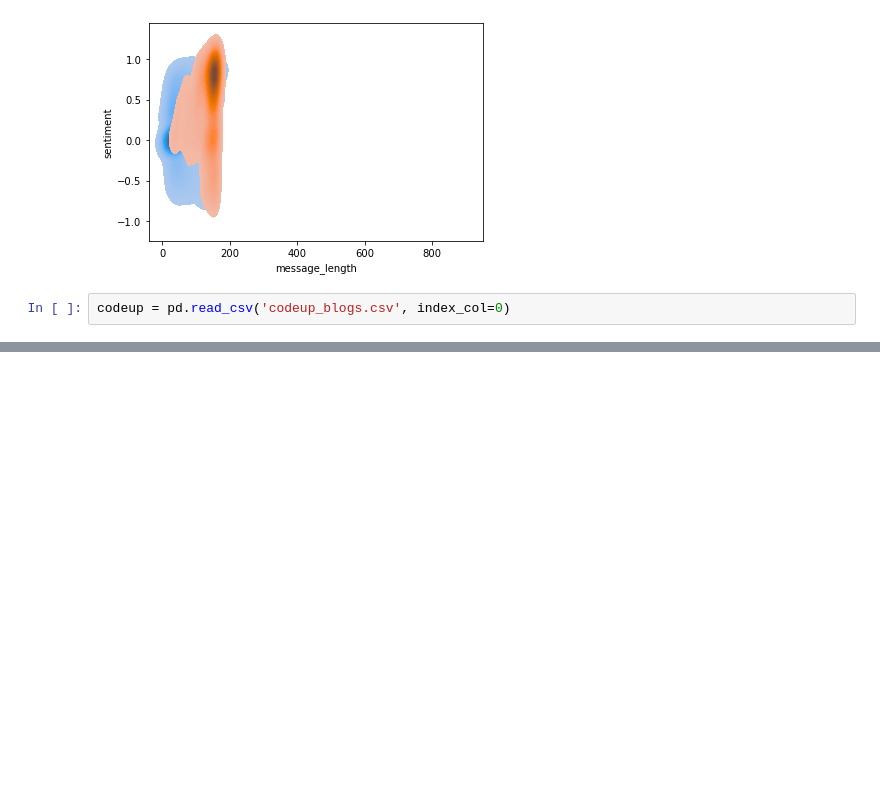
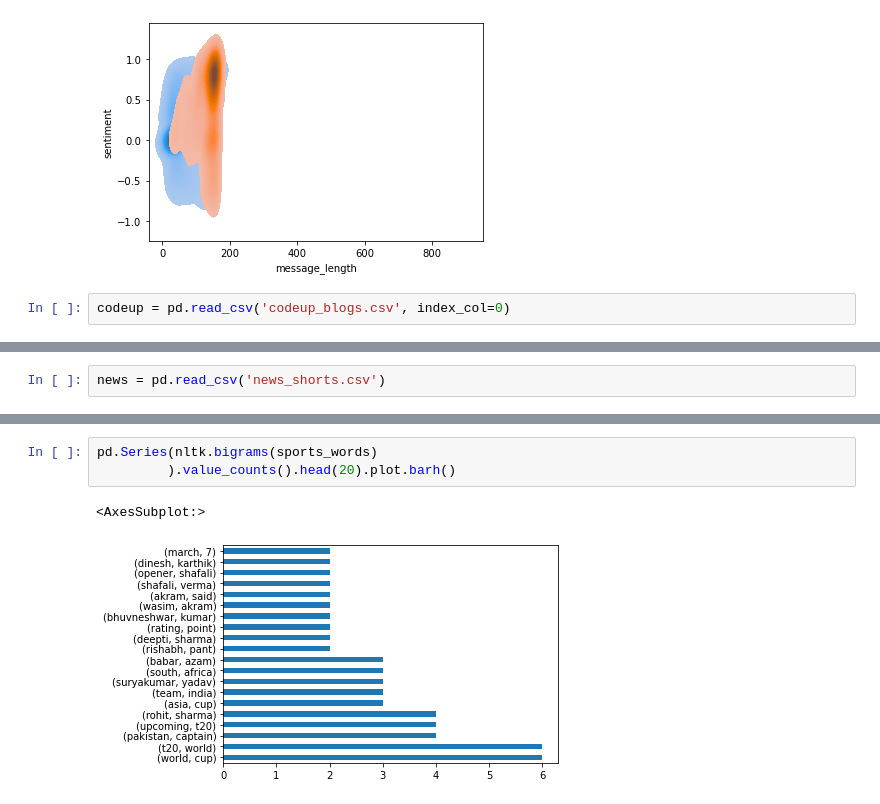
Before and after one commit to dashbringhurst/natural-language-processing-exercises, a Jupyter notebook: explore.ipynb, the cells around one changed output, grey strips where cells are left out. Cells and saved outputs as stored; diff of their text form; blank space fills up the shorter version.

```diff
--- a/explore.ipynb
+++ b/explore.ipynb
@@ -270,0 +298,2 @@ codeup.head()
+# %%
+news = pd.read_csv('news_shorts.csv')
@@ -270,0 +366,6 @@ codeup.head()
+# %%
+pd.Series(nltk.bigrams(sports_words)
+         ).value_counts().head(20).plot.barh()
+# %% [output]
+<AxesSubplot:>
+[figure, added]
```
Also changed, not shown: parts of 17 cells of this notebook.
